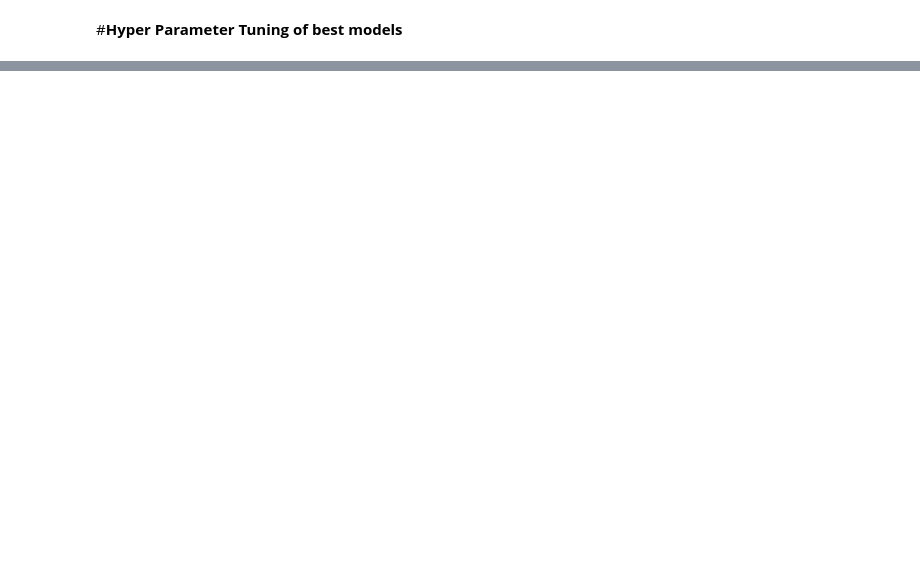
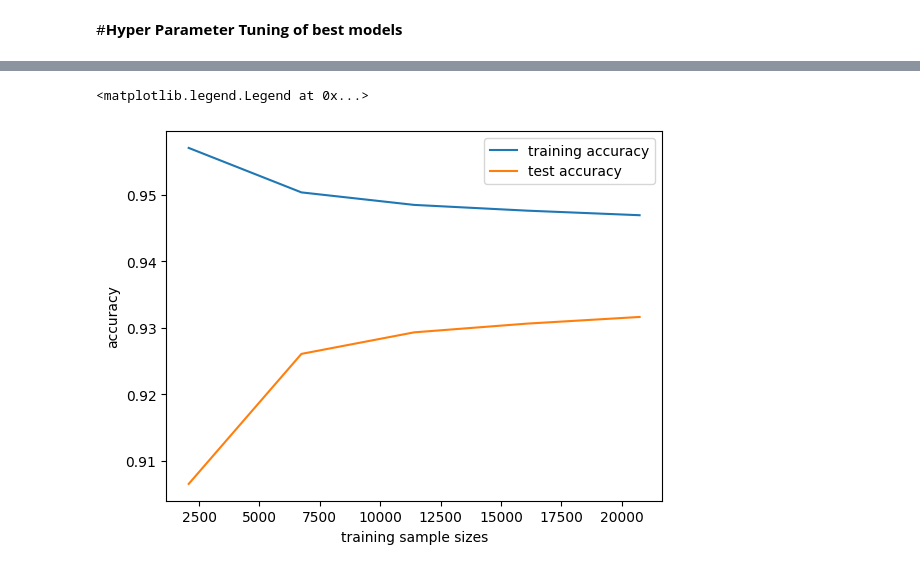
Before and after one commit to JatinSharma496/AI_Predictive_Models_for_Credit_Underwriting, a Jupyter notebook: Credit_underwriting.ipynb, the cells around one changed output, grey strips where cells are left out. Cells and saved outputs as stored; diff of their text form; code cells hidden in the pictures; blank space fills up the shorter version.

```diff
--- a/Credit_underwriting.ipynb
+++ b/Credit_underwriting.ipynb
@@ -1273,0 +1299,10 @@ RandomizedSearchCV(estimator=Pipeline(steps=[('preprocessor',
+# %%
+pipeline=Pipeline([
+    ('preprocessor',preprocessor),
+    ('model',CatBoostClassifier(silent=True,random_state=42))
+])
+cat=pipeline.fit(X_pipe,y_pipe)
+cat_pred=cat.predict(X_test)
+cat_report = classification_report(y_test, cat_pred)
+
+print(cat_report)
@@ -1273,0 +1356,10 @@ RandomizedSearchCV(estimator=Pipeline(steps=[('preprocessor',
+# %%
+a, b, c = learning_curve(cat, X_pipe, y_pipe, n_jobs=-1, scoring='accuracy')
+plt.plot(a, b.mean(axis=1), label='training accuracy')
+plt.plot(a, c.mean(axis=1),  label='test accuracy')
+plt.xlabel('training sample sizes')
+plt.ylabel('accuracy')
+plt.legend()
+# %% [output]
+<matplotlib.legend.Legend at 0x...>
+[figure, added]
```
Also changed, not shown: parts of 31 cells of this notebook.
